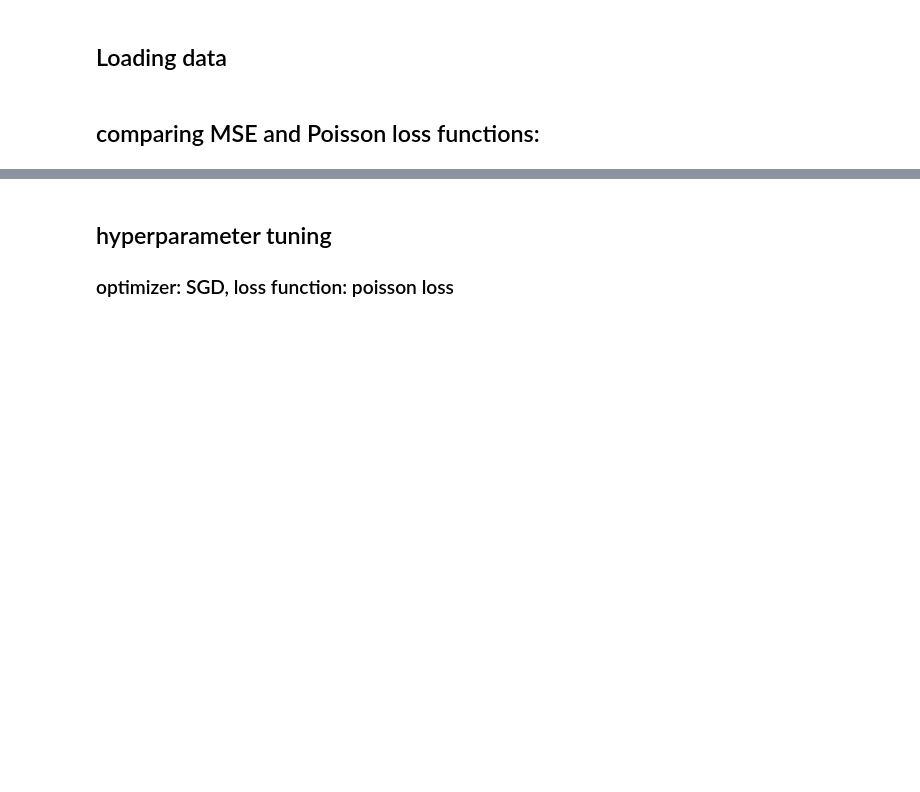
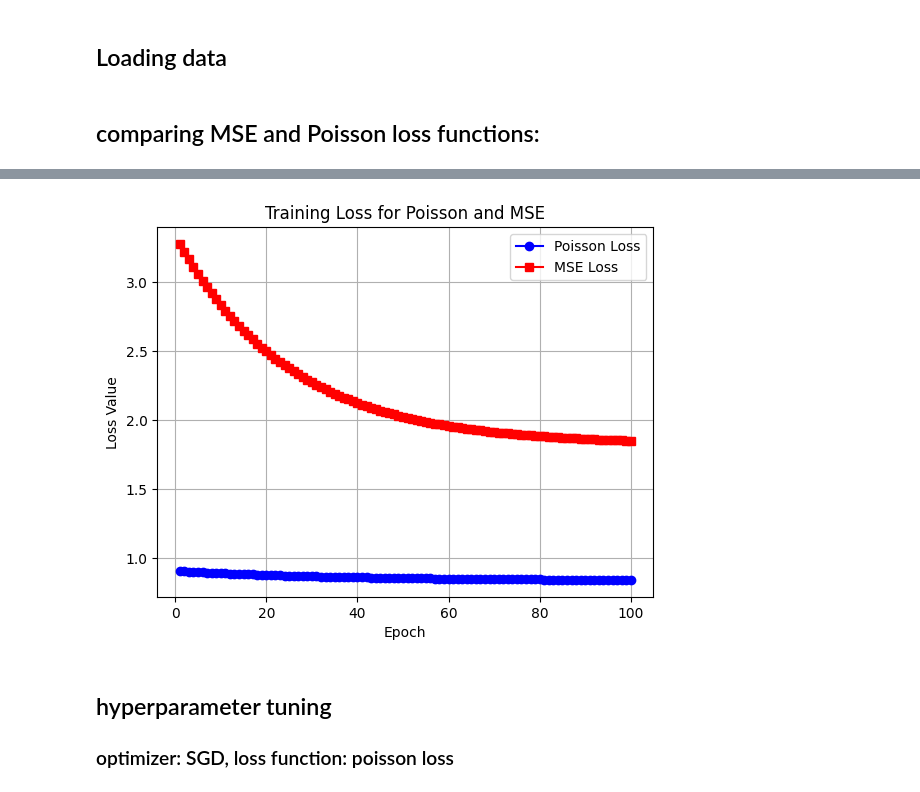
Before and after one commit to Medsabkhi21/blue_yonder, a Jupyter notebook: train.ipynb, the cells around one changed output, grey strips where cells are left out. Drawn from its saved outputs; the diff is of its cells as text; code cells hidden in the pictures; blank space fills up the shorter version.

Commit message:
refactored train.ipynb

```diff
--- a/train.ipynb
+++ b/train.ipynb
@@ -85,3 +146,16 @@ AttributeError: 'NoneType' object has no attribute 'zero_grad'
+# %%
+plt.plot(range(1, num_epochs + 1), poisson_losses, label='Poisson Loss', color='blue', marker='o')
+
+plt.plot(range(1, num_epochs + 1), mse_losses, label='MSE Loss', color='red', marker='s')
+
+plt.title('Training Loss for Poisson and MSE')
+plt.xlabel('Epoch')
+plt.ylabel('Loss Value')
+plt.legend()
+plt.grid(True)
+plt.show()
+# %% [output]
+[figure, added]
 # %% [markdown]
 ## hyperparameter tuning
 ### optimizer: SGD, loss function: poisson loss
```
Also changed, not shown: parts of 6 cells of this notebook, 1 other file.
